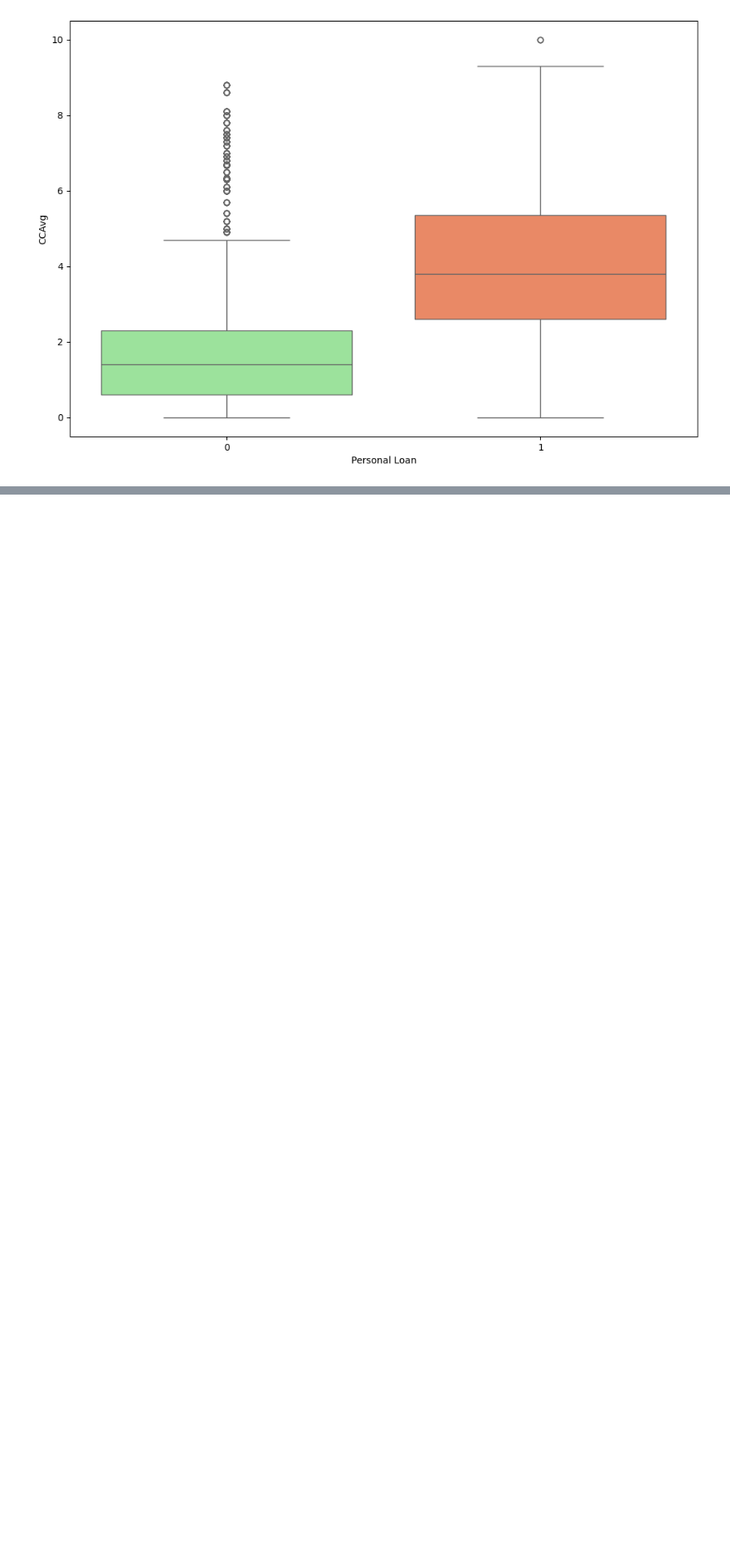
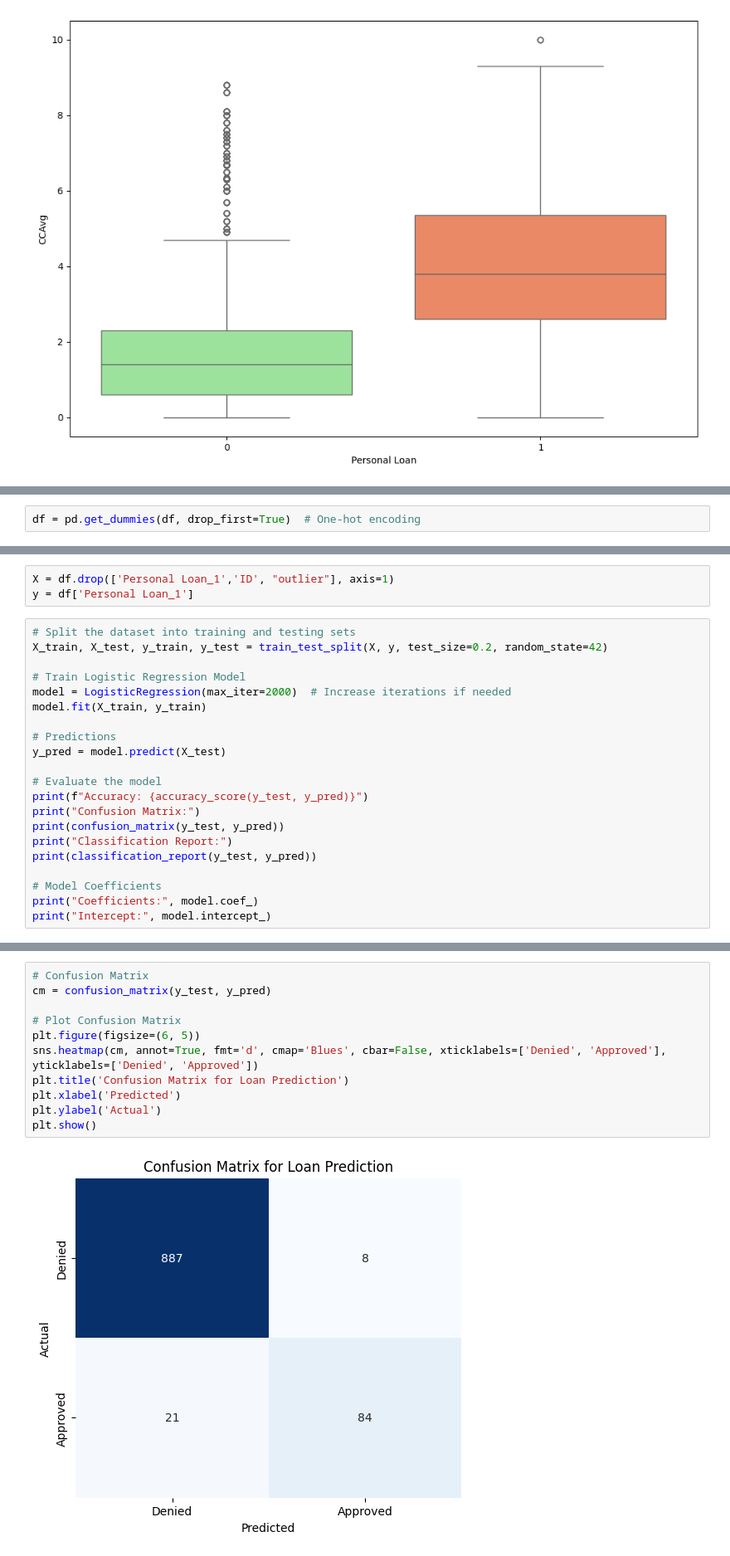
Before and after one commit to AnabelOssey/Loan_DataAnalysis, a Jupyter notebook: Data_Analysis.ipynb, the cells around one changed output, grey strips where cells are left out. Shown at 83% size. Cells and saved outputs as stored; diff of their text form; blank space fills up the shorter version.

Commit message:
Updated the loan prediction model with ML model

```diff
--- a/Data_Analysis.ipynb
+++ b/Data_Analysis.ipynb
@@ -674,0 +701,2 @@ Passing `palette` without assigning `hue` is deprecated and will be removed in v
+# %%
+df = pd.get_dummies(df, drop_first=True)  # One-hot encoding
@@ -674,0 +733,24 @@ Passing `palette` without assigning `hue` is deprecated and will be removed in v
+# %%
+X = df.drop(['Personal Loan_1','ID', "outlier"], axis=1)
+y = df['Personal Loan_1']
+# %%
+# Split the dataset into training and testing sets
+X_train, X_test, y_train, y_test = train_test_split(X, y, test_size=0.2, random_state=42)
+
+# Train Logistic Regression Model
+model = LogisticRegression(max_iter=2000)  # Increase iterations if needed
+model.fit(X_train, y_train)
+
+# Predictions
+y_pred = model.predict(X_test)
+
+# Evaluate the model
+print(f"Accuracy: {accuracy_score(y_test, y_pred)}")
+print("Confusion Matrix:")
+print(confusion_matrix(y_test, y_pred))
+print("Classification Report:")
+print(classification_report(y_test, y_pred))
+
+# Model Coefficients
+print("Coefficients:", model.coef_)
+print("Intercept:", model.intercept_)
@@ -674,0 +798,13 @@ Passing `palette` without assigning `hue` is deprecated and will be removed in v
+# %%
+# Confusion Matrix
+cm = confusion_matrix(y_test, y_pred)
+
+# Plot Confusion Matrix
+plt.figure(figsize=(6, 5))
+sns.heatmap(cm, annot=True, fmt='d', cmap='Blues', cbar=False, xticklabels=['Denied', 'Approved'], yticklabels=['Denied', 'Approved'])
+plt.title('Confusion Matrix for Loan Prediction')
+plt.xlabel('Predicted')
+plt.ylabel('Actual')
+plt.show()
+# %% [output]
+[figure, added]
```
Also changed, not shown: parts of 10 cells of this notebook.
